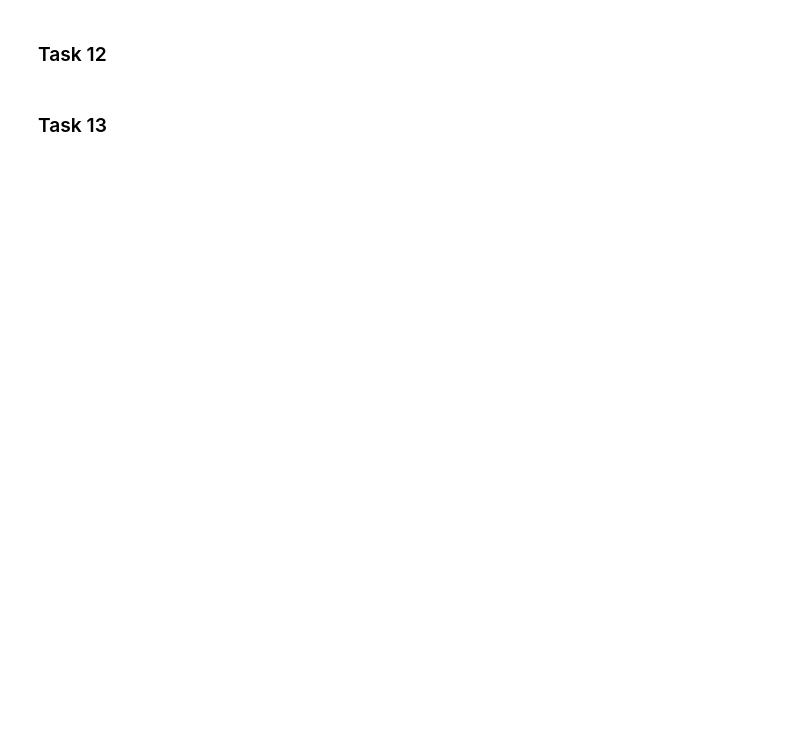
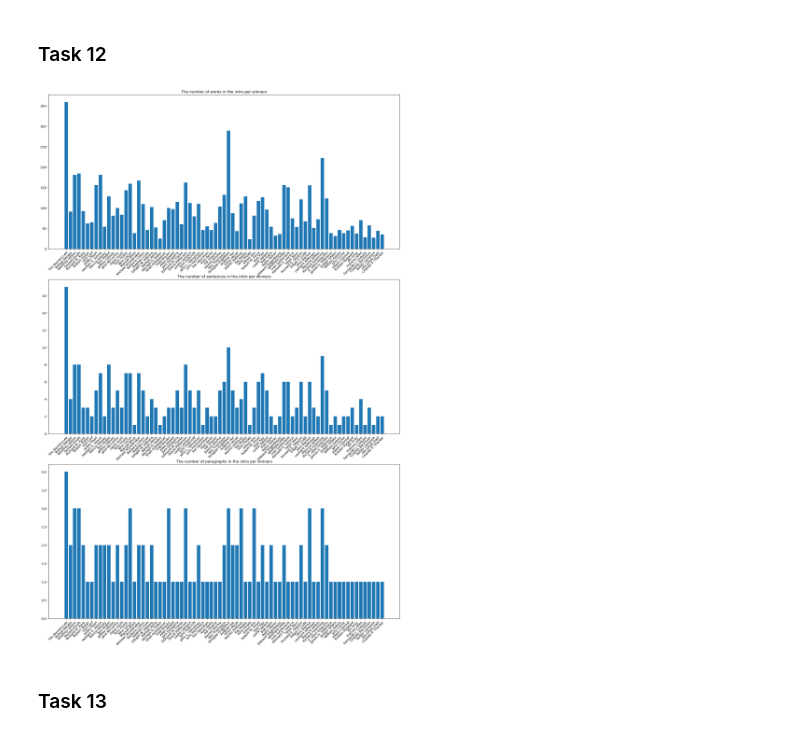
Before and after one commit to congrendai/CW2_for_computer_programing, a Jupyter notebook: CW2_A3.ipynb, the cells around one changed output. Cells and saved outputs as stored; diff of their text form; code cells hidden in the pictures; blank space fills up the shorter version.

```diff
--- a/CW2_A3.ipynb
+++ b/CW2_A3.ipynb
@@ -448,4 +443,18 @@ print(winners_bigrams.most_common(15))
 # %% [markdown]
 ### Task 12
+# %%
+fig, axs = plt.subplots(3,1, figsize = (20, 30))
+axs[0].set_title("The number of words in the intro per winners")
+axs[0].bar(award_winners_intro["winner_name"], award_winners_intro["count_words"])
+axs[0].set_xticklabels(award_winners_intro["winner_name"], rotation = 45, ha = "right", rotation_mode='anchor')
+axs[1].set_title("The number of sentences in the intro per winners")
+axs[1].bar(award_winners_intro["winner_name"], award_winners_intro["count_sentences"])
+axs[1].set_xticklabels(award_winners_intro["winner_name"], rotation = 45, ha = "right", rotation_mode='anchor')
+axs[2].set_title("The number of paragraphs in the intro per winners")
+axs[2].bar(award_winners_intro["winner_name"], award_winners_intro["count_paragraphs"])
+axs[2].set_xticklabels(award_winners_intro["winner_name"], rotation = 45, ha = "right", rotation_mode='anchor')
+plt.show()
+# %% [output]
+[figure, added]
 # %% [markdown]
 ### Task 13
```
Also changed, not shown: parts of 13 cells of this notebook.
